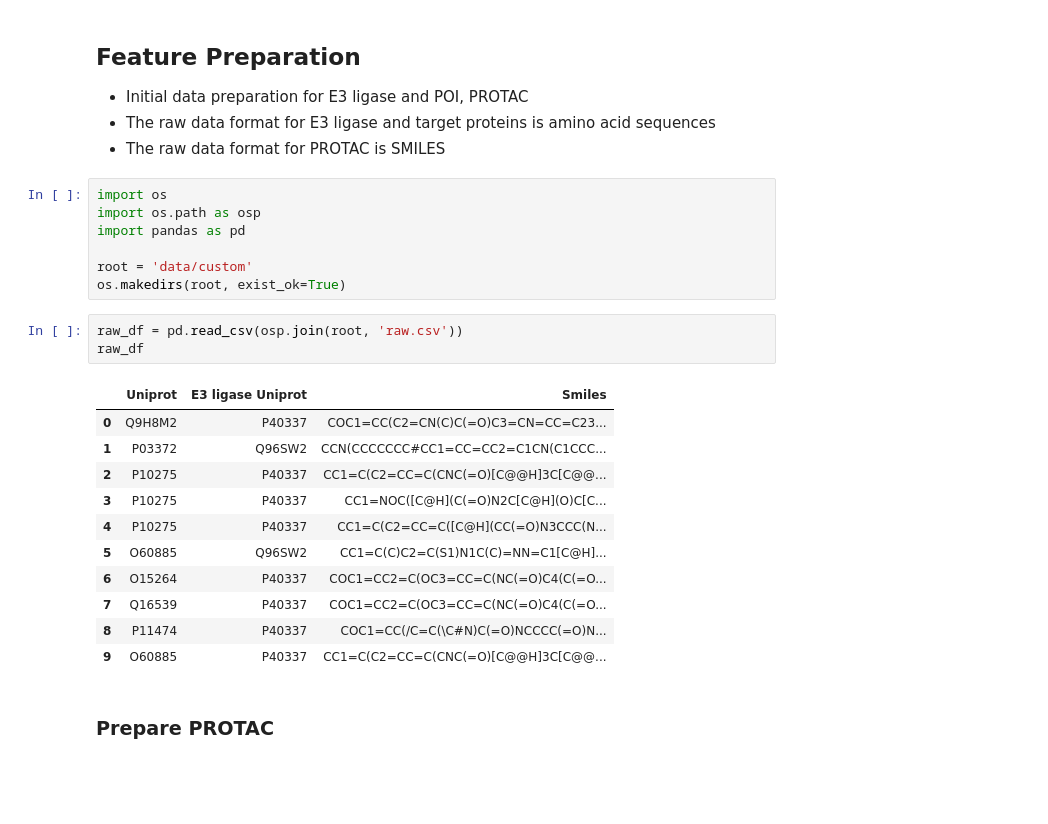
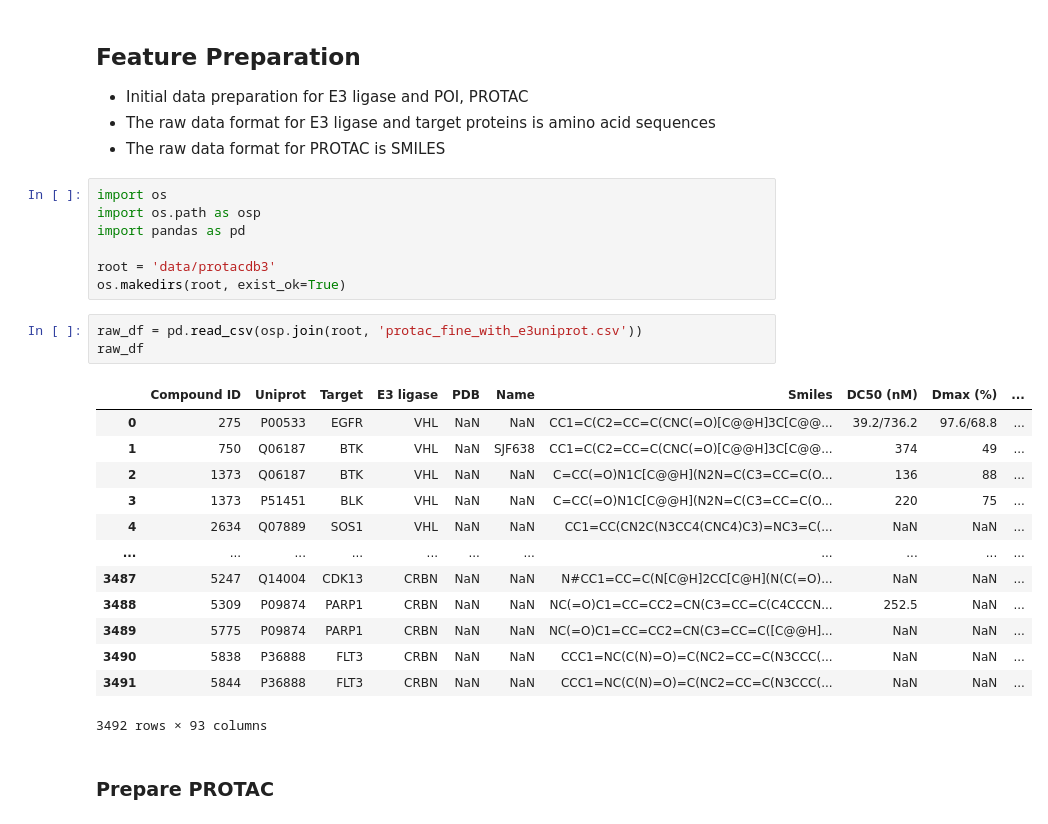
Before and after one commit to Bill-Flash/PROTAC-STAN, a Jupyter notebook: prepare_data.ipynb, the cells around one changed output. Saved outputs shown, nothing was run; the diff lists cells and outputs as text; blank space fills up the shorter version.

```diff
--- a/prepare_data.ipynb
+++ b/prepare_data.ipynb
@@ -10,23 +10,25 @@ import os
 import os.path as osp
 import pandas as pd
 
-root = 'data/custom'
+root = 'data/protacdb3'
 os.makedirs(root, exist_ok=True)
 # %%
-raw_df = pd.read_csv(osp.join(root, 'raw.csv'))
+raw_df = pd.read_csv(osp.join(root, 'protac_fine_with_e3uniprot.csv'))
 raw_df
 # %% [output]
-|  | Uniprot | E3 ligase Uniprot | Smiles |
-| 0 | Q9H8M2 | P40337 | COC1=CC(C2=CN(C)C(=O)C3=CN=CC=C23... |
-| 1 | P03372 | Q96SW2 | CCN(CCCCCCC#CC1=CC=CC2=C1CN(C1CCC... |
-| 2 | P10275 | P40337 | CC1=C(C2=CC=C(CNC(=O)[C@@H]3C[C@@... |
-| 3 | P10275 | P40337 | CC1=NOC([C@H](C(=O)N2C[C@H](O)C[C... |
-| 4 | P10275 | P40337 | CC1=C(C2=CC=C([C@H](CC(=O)N3CCC(N... |
-| 5 | O60885 | Q96SW2 | CC1=C(C)C2=C(S1)N1C(C)=NN=C1[C@H]... |
-| 6 | O15264 | P40337 | COC1=CC2=C(OC3=CC=C(NC(=O)C4(C(=O... |
-| 7 | Q16539 | P40337 | COC1=CC2=C(OC3=CC=C(NC(=O)C4(C(=O... |
-| 8 | P11474 | P40337 | COC1=CC(/C=C(\C#N)C(=O)NCCCC(=O)N... |
-| 9 | O60885 | P40337 | CC1=C(C2=CC=C(CNC(=O)[C@@H]3C[C@@... |
+|  | Compound ID | Uniprot | Target | E3 ligase | PDB | Name | Smiles | DC50 (nM) | Dmax (%) | ... |
+| 0 | 275 | P00533 | EGFR | VHL | NaN | NaN | CC1=C(C2=CC=C(CNC(=O)[C@@H]3C[C@@... | 39.2/736.2 | 97.6/68.8 | ... |
+| 1 | 750 | Q06187 | BTK | VHL | NaN | SJF638 | CC1=C(C2=CC=C(CNC(=O)[C@@H]3C[C@@... | 374 | 49 | ... |
+| 2 | 1373 | Q06187 | BTK | VHL | NaN | NaN | C=CC(=O)N1C[C@@H](N2N=C(C3=CC=C(O... | 136 | 88 | ... |
+| 3 | 1373 | P51451 | BLK | VHL | NaN | NaN | C=CC(=O)N1C[C@@H](N2N=C(C3=CC=C(O... | 220 | 75 | ... |
+| 4 | 2634 | Q07889 | SOS1 | VHL | NaN | NaN | CC1=CC(CN2C(N3CC4(CNC4)C3)=NC3=C(... | NaN | NaN | ... |
+| ... | ... | ... | ... | ... | ... | ... | ... | ... | ... | ... |
+| 3487 | 5247 | Q14004 | CDK13 | CRBN | NaN | NaN | N#CC1=CC=C(N[C@H]2CC[C@H](N(C(=O)... | NaN | NaN | ... |
+| 3488 | 5309 | P09874 | PARP1 | CRBN | NaN | NaN | NC(=O)C1=CC=CC2=CN(C3=CC=C(C4CCCN... | 252.5 | NaN | ... |
+| 3489 | 5775 | P09874 | PARP1 | CRBN | NaN | NaN | NC(=O)C1=CC=CC2=CN(C3=CC=C([C@@H]... | NaN | NaN | ... |
+| 3490 | 5838 | P36888 | FLT3 | CRBN | NaN | NaN | CCC1=NC(C(N)=O)=C(NC2=CC=C(N3CCC(... | NaN | NaN | ... |
+| 3491 | 5844 | P36888 | FLT3 | CRBN | NaN | NaN | CCC1=NC(C(N)=O)=C(NC2=CC=C(N3CCC(... | NaN | NaN | ... |
+3492 rows × 93 columns
 # %% [markdown]
 ### Prepare PROTAC
 # %%
```
Also changed, not shown: parts of 5 cells of this notebook.
